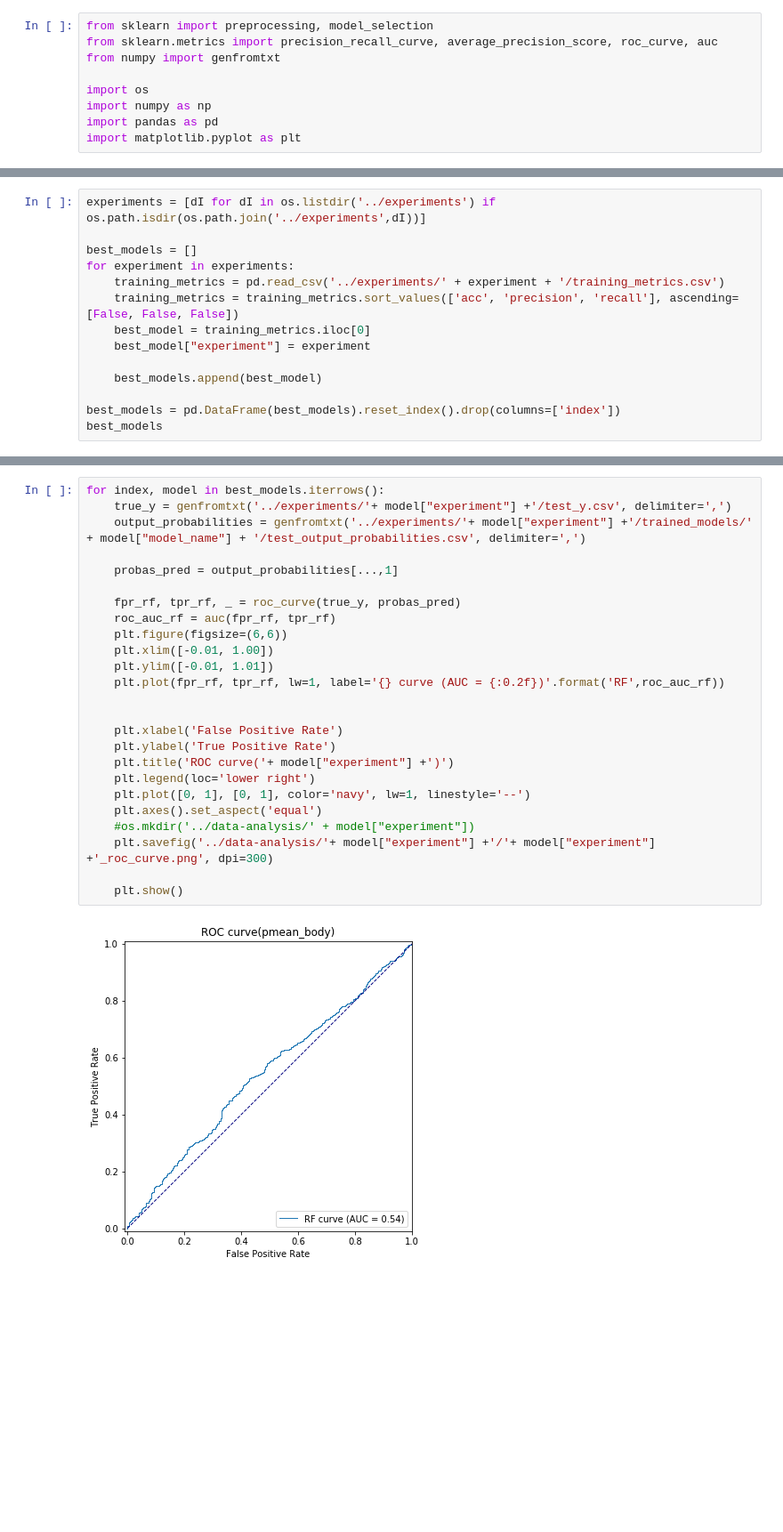
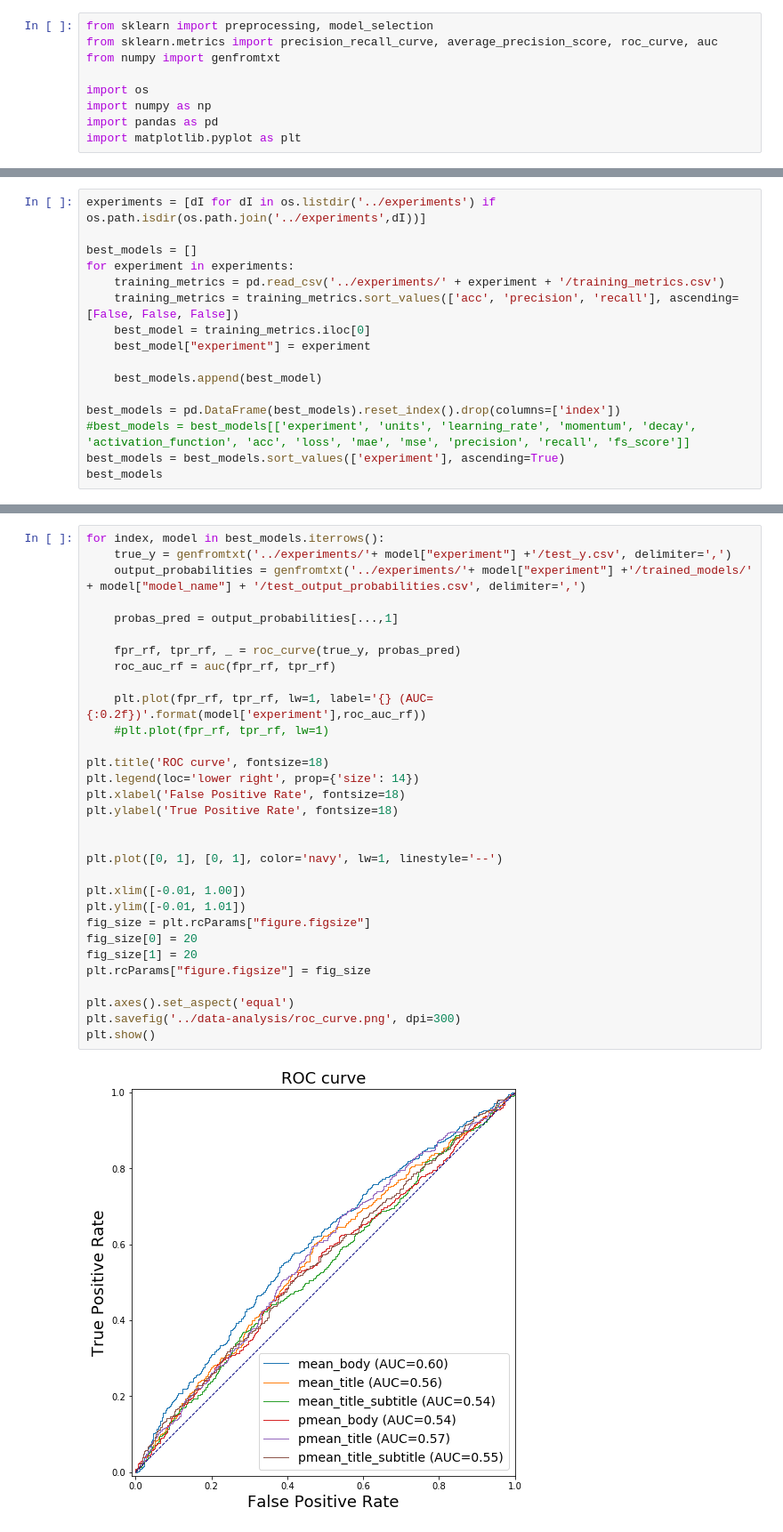
Before and after one commit to gcarvs/News-Impact-On-Dollar, a Jupyter notebook: notebooks/Data analysis - Plotting the results.ipynb, the cells around one changed output, grey strips where cells are left out. Shown at 89% size. Cells and saved outputs as stored; diff of their text form; blank space fills up the shorter version.

```diff
--- a/notebooks/Data analysis - Plotting the results.ipynb
+++ b/notebooks/Data analysis - Plotting the results.ipynb
@@ -20,6 +24,8 @@ for experiment in experiments:
     best_models.append(best_model)
 
 best_models = pd.DataFrame(best_models).reset_index().drop(columns=['index'])
+#best_models = best_models[['experiment', 'units', 'learning_rate', 'momentum', 'decay', 'activation_function', 'acc', 'loss', 'mae', 'mse', 'precision', 'recall', 'fs_score']]
+best_models = best_models.sort_values(['experiment'], ascending=True)
 best_models
 # %% [output]
 A value is trying to be set on a copy of a slice from a DataFrame
@@ -81,27 +99,33 @@ for index, model in best_models.iterrows():
 # %%
 for index, model in best_models.iterrows():
     true_y = genfromtxt('../experiments/'+ model["experiment"] +'/test_y.csv', delimiter=',')
     output_probabilities = genfromtxt('../experiments/'+ model["experiment"] +'/trained_models/' + model["model_name"] + '/test_output_probabilities.csv', delimiter=',')
 
     probas_pred = output_probabilities[...,1]
 
     fpr_rf, tpr_rf, _ = roc_curve(true_y, probas_pred)
     roc_auc_rf = auc(fpr_rf, tpr_rf)
-    plt.figure(figsize=(6,6))
-    plt.xlim([-0.01, 1.00])
-    plt.ylim([-0.01, 1.01])
-    plt.plot(fpr_rf, tpr_rf, lw=1, label='{} curve (AUC = {:0.2f})'.format('RF',roc_auc_rf))
+
+    plt.plot(fpr_rf, tpr_rf, lw=1, label='{} (AUC={:0.2f})'.format(model['experiment'],roc_auc_rf))
+    #plt.plot(fpr_rf, tpr_rf, lw=1)
+
+plt.title('ROC curve', fontsize=18)
+plt.legend(loc='lower right', prop={'size': 14})
+plt.xlabel('False Positive Rate', fontsize=18)
+plt.ylabel('True Positive Rate', fontsize=18)
 
 
-    plt.xlabel('False Positive Rate')
-    plt.ylabel('True Positive Rate')
-    plt.title('ROC curve('+ model["experiment"] +')')
-    plt.legend(loc='lower right')
-    plt.plot([0, 1], [0, 1], color='navy', lw=1, linestyle='--')
-    plt.axes().set_aspect('equal')
-    #os.mkdir('../data-analysis/' + model["experiment"])
-    plt.savefig('../data-analysis/'+ model["experiment"] +'/'+ model["experiment"] +'_roc_curve.png', dpi=300)
+plt.plot([0, 1], [0, 1], color='navy', lw=1, linestyle='--')
 
-    plt.show()
+plt.xlim([-0.01, 1.00])
+plt.ylim([-0.01, 1.01])
+fig_size = plt.rcParams["figure.figsize"]
+fig_size[0] = 20
+fig_size[1] = 20
+plt.rcParams["figure.figsize"] = fig_size
+
+plt.axes().set_aspect('equal')
+plt.savefig('../data-analysis/roc_curve.png', dpi=300)
+plt.show()
 # %% [output]
-[figure, old version]
+[figure, new version]
```
Also changed, not shown: parts of 9 cells of this notebook, 2 other files.
